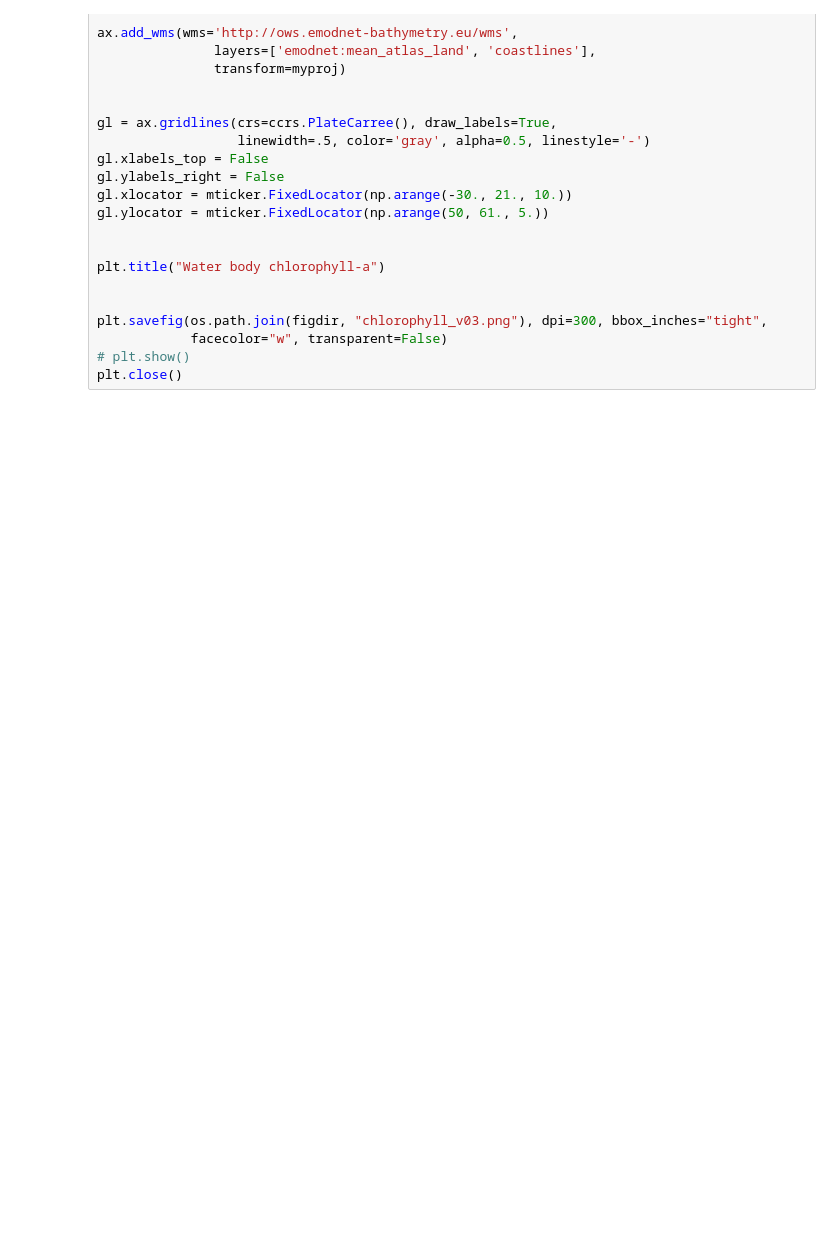
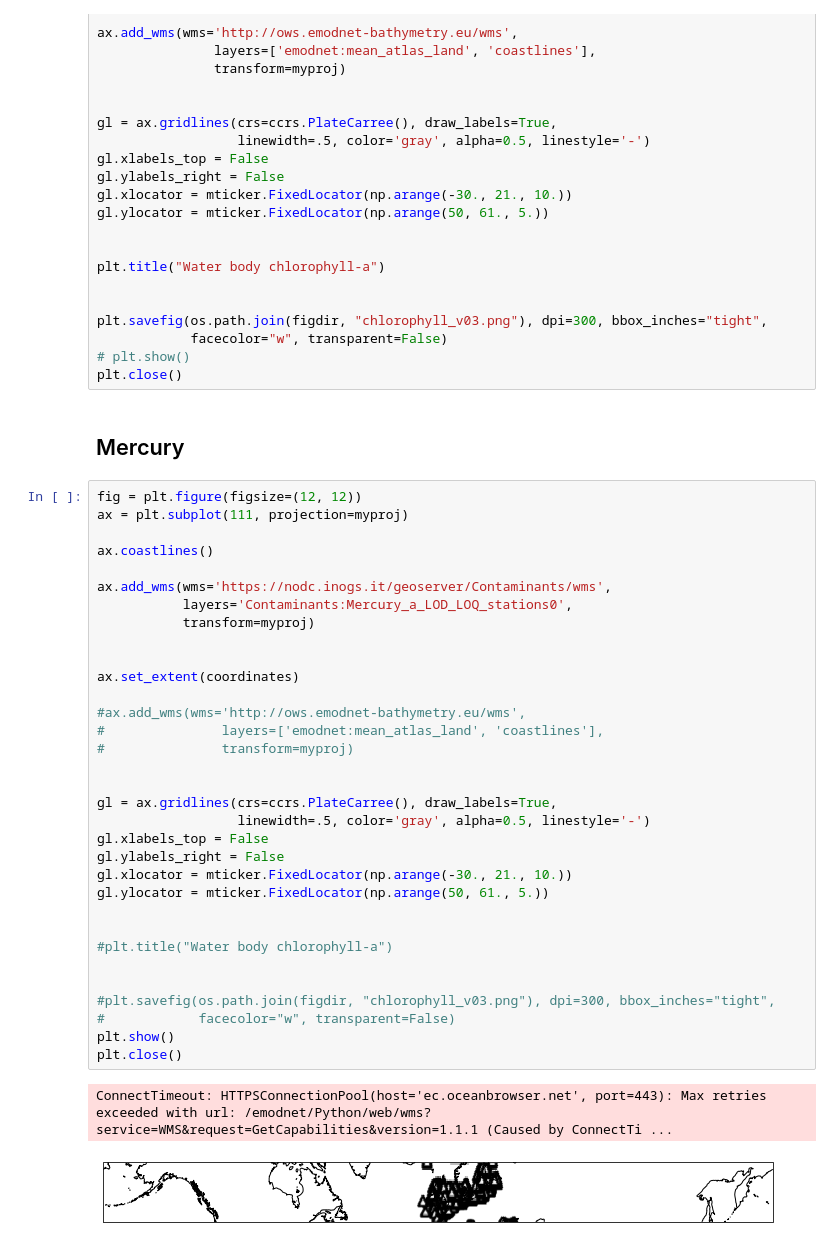
Before and after one commit to gher-uliege/EMODnet-Chemistry, a Jupyter notebook: python/plot_observations_ingestion.ipynb, the cells around one changed output. Drawn from its saved outputs; the diff is of its cells as text; blank space fills up the shorter version.

Commit message:
plot with mercury

```diff
--- a/python/plot_observations_ingestion.ipynb
+++ b/python/plot_observations_ingestion.ipynb
@@ -127,3 +101,41 @@ plt.savefig(os.path.join(figdir, "chlorophyll_v03.png"), dpi=300, bbox_inches="t
             facecolor="w", transparent=False)
 # plt.show()
 plt.close()
+# %% [markdown]
+## Mercury
+# %%
+fig = plt.figure(figsize=(12, 12))
+ax = plt.subplot(111, projection=myproj)
+
+ax.coastlines()
+
+ax.add_wms(wms='https://nodc.inogs.it/geoserver/Contaminants/wms',
+           layers='Contaminants:Mercury_a_LOD_LOQ_stations0',
+           transform=myproj)
+
+
+ax.set_extent(coordinates)
+
+#ax.add_wms(wms='http://ows.emodnet-bathymetry.eu/wms',
+#               layers=['emodnet:mean_atlas_land', 'coastlines'],
+#               transform=myproj)
+
+
+gl = ax.gridlines(crs=ccrs.PlateCarree(), draw_labels=True,
+                  linewidth=.5, color='gray', alpha=0.5, linestyle='-')
+gl.xlabels_top = False
+gl.ylabels_right = False
+gl.xlocator = mticker.FixedLocator(np.arange(-30., 21., 10.))
+gl.ylocator = mticker.FixedLocator(np.arange(50, 61., 5.))
+
+
+#plt.title("Water body chlorophyll-a")
+
+
+#plt.savefig(os.path.join(figdir, "chlorophyll_v03.png"), dpi=300, bbox_inches="tight",
+#            facecolor="w", transparent=False)
+plt.show()
+plt.close()
+# %% [output]
+ConnectTimeout: HTTPSConnectionPool(host='ec.oceanbrowser.net', port=443): Max retries exceeded with url: /emodnet/Python/web/wms?service=WMS&request=GetCapabilities&version=1.1.1 (Caused by ConnectTi ...
+[figure, added]
```
Also changed, not shown: parts of 4 cells of this notebook.
